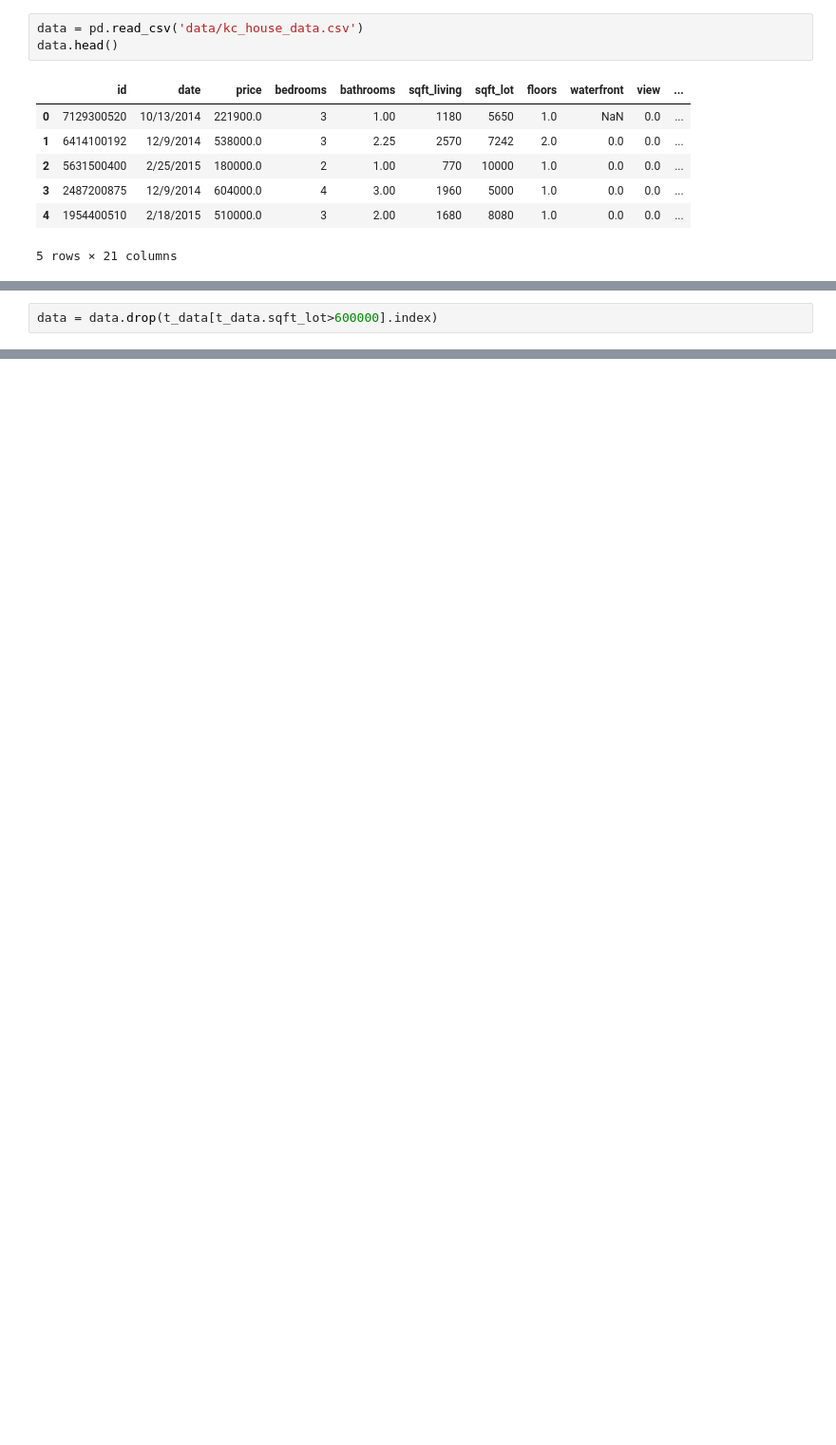
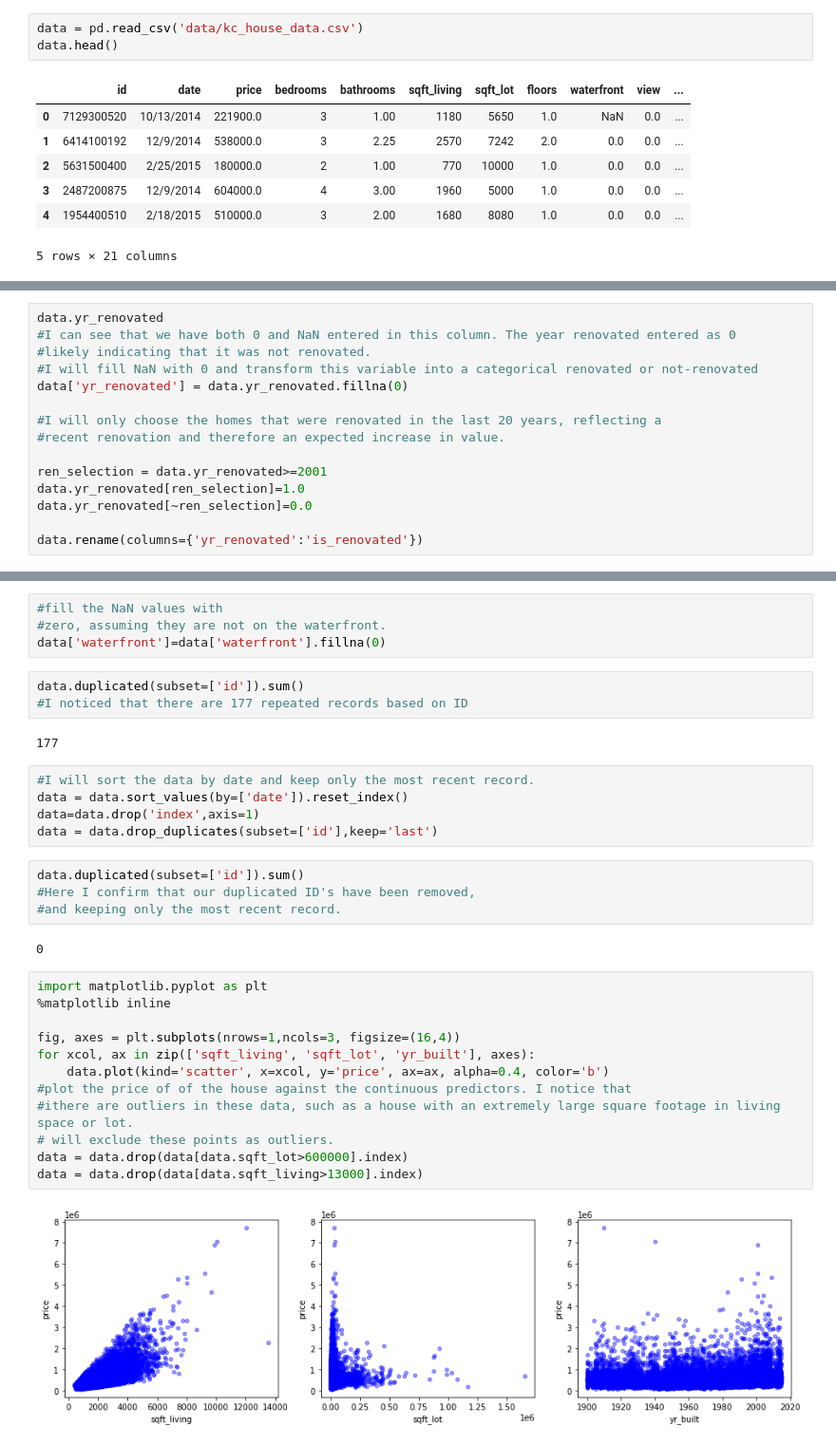
Before and after one commit to lddrasler/Housing-Prices-Prediction-Project, a Jupyter notebook: student.ipynb, the cells around one changed output, grey strips where cells are left out. Shown at 95% size. Drawn from its saved outputs; the diff is of its cells as text; blank space fills up the shorter version.

```diff
--- a/student.ipynb
+++ b/student.ipynb
@@ -160,2 +24,0 @@ pd.plotting.scatter_matrix(t_data[
-# %%
-data = data.drop(t_data[t_data.sqft_lot>600000].index)
@@ -179,0 +46,15 @@ pd.plotting.scatter_matrix(t_data[non_normal], figsize=(10,12));
+# %%
+data.yr_renovated
+#I can see that we have both 0 and NaN entered in this column. The year renovated entered as 0
+#likely indicating that it was not renovated.
+#I will fill NaN with 0 and transform this variable into a categorical renovated or not-renovated
+data['yr_renovated'] = data.yr_renovated.fillna(0)
+
+#I will only choose the homes that were renovated in the last 20 years, reflecting a
+#recent renovation and therefore an expected increase in value.
+
+ren_selection = data.yr_renovated>=2001
+data.yr_renovated[ren_selection]=1.0
+data.yr_renovated[~ren_selection]=0.0
+
+data.rename(columns={'yr_renovated':'is_renovated'})
@@ -179,0 +107,34 @@ pd.plotting.scatter_matrix(t_data[non_normal], figsize=(10,12));
+# %%
+#fill the NaN values with
+#zero, assuming they are not on the waterfront.
+data['waterfront']=data['waterfront'].fillna(0)
+# %%
+data.duplicated(subset=['id']).sum()
+#I noticed that there are 177 repeated records based on ID
+# %% [output]
+177
+# %%
+#I will sort the data by date and keep only the most recent record.
+data = data.sort_values(by=['date']).reset_index()
+data=data.drop('index',axis=1)
+data = data.drop_duplicates(subset=['id'],keep='last')
+# %%
+data.duplicated(subset=['id']).sum()
+#Here I confirm that our duplicated ID's have been removed,
+#and keeping only the most recent record.
+# %% [output]
+0
+# %%
+import matplotlib.pyplot as plt
+%matplotlib inline
+
+fig, axes = plt.subplots(nrows=1,ncols=3, figsize=(16,4))
+for xcol, ax in zip(['sqft_living', 'sqft_lot', 'yr_built'], axes):
+    data.plot(kind='scatter', x=xcol, y='price', ax=ax, alpha=0.4, color='b')
+#plot the price of of the house against the continuous predictors. I notice that
+#ithere are outliers in these data, such as a house with an extremely large square footage in living space or lot.
+# will exclude these points as outliers.
+data = data.drop(data[data.sqft_lot>600000].index)
+data = data.drop(data[data.sqft_living>13000].index)
+# %% [output]
+[figure, added]
```
Also changed, not shown: parts of 41 cells of this notebook.
